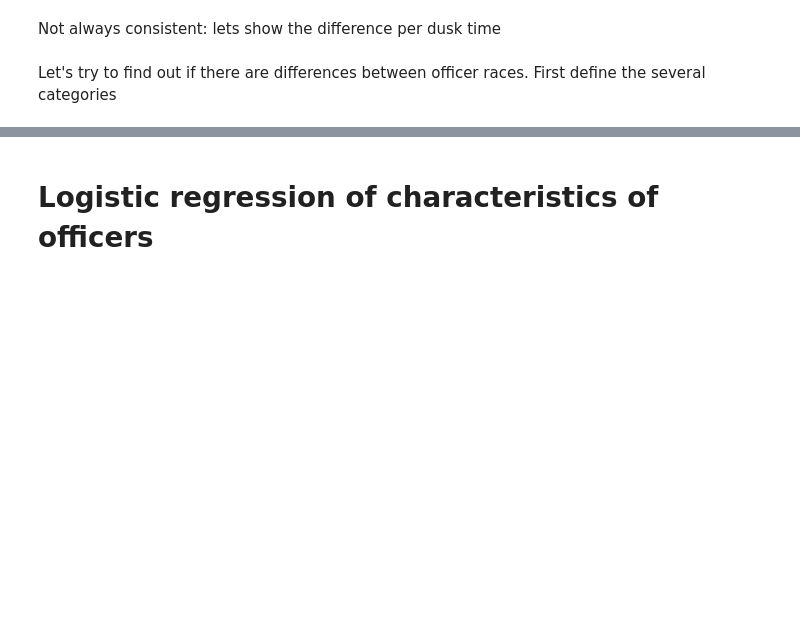
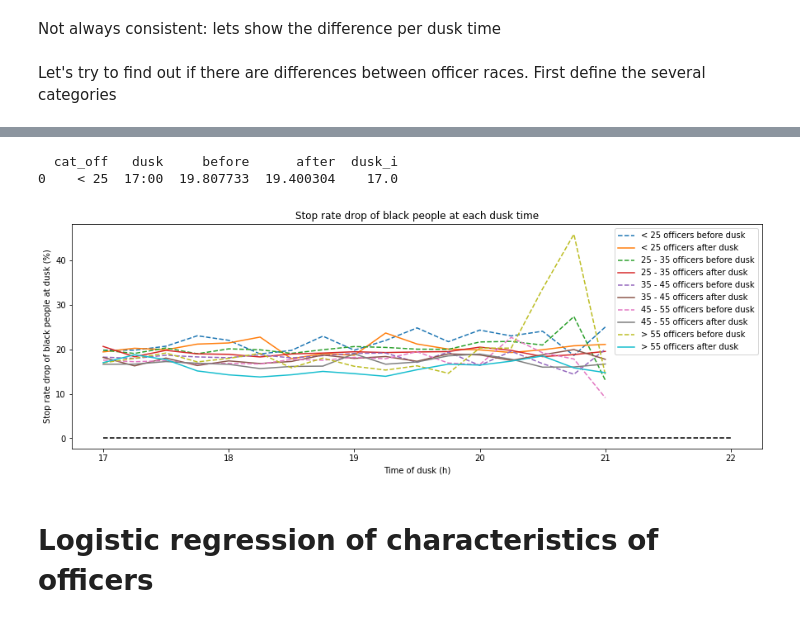
Before and after one commit to epfl-ada/ada-2020-project-milestone-p3-p3_vsl, a Jupyter notebook: notebook.ipynb, the cells around one changed output, grey strips where cells are left out. Drawn from its saved outputs; the diff is of its cells as text; code cells hidden in the pictures; blank space fills up the shorter version.

```diff
--- a/notebook.ipynb
+++ b/notebook.ipynb
@@ -794,7 +825,7 @@ def value_of_hour(x):
     return int(s[0]) + float(s[1])/60
 
 
-def print_drop_Aoff(df__, off_cat):
+def print_drop_Aoff(df__, off_cat, both_lines=False):
 
     colors = ['blue','black','red', 'green', 'yellow', 'pink']
     df__['dusk_i'] = df__['dusk'].apply(lambda x : value_of_hour(x))
@@ -806,8 +837,12 @@ def print_drop_Aoff(df__, off_cat):
     if off_cat:
         for i, cat in enumerate(off_cat):
             df_ = df__[df__['cat_off'] == cat]
-            plt.plot(df_['dusk_i'], df_['before'] - df_['after'], label=cat + ' officers')
-            # plt.hlines(df_['before'].mean() - df_['after'].mean(), 17.25, 21.50,  linestyle='dashed', color=colors[i])
+            if both_lines:
+                plt.plot(df_['dusk_i'], df_['before'], label=cat + ' officers before dusk', linestyle='dashed')
+                plt.plot(df_['dusk_i'], df_['after'], label=cat + ' officers after dusk')
+            else:
+                plt.plot(df_['dusk_i'], df_['before'] - df_['after'], label=cat + ' officers')
+                # plt.hlines(df_['before'].mean() - df_['after'].mean(), 17.25, 21.50,  linestyle='dashed', color=colors[i])
 
     else:
         df_ = df__.group(columns=['dusk']).aggr({'before':'mean', 'after':'mean'})
@@ -820,7 +855,7 @@ def print_drop_Aoff(df__, off_cat):
     plt.title('Stop rate drop of black people at each dusk time')
     plt.legend()
 
-print_drop_Aoff(values, off_cat = ['all', 'all', 'all'])
+# print_drop_Aoff(values, off_cat = ['all', 'all', 'all'])
 # %% [markdown]
 ## TO BE PRESENTED
 # %% [markdown]
@@ -866,5 +907,6 @@ officer_sex_struct =  {
     'name': 'officer_sex',
     'values': ['male', 'female']
 }
-struct = officer_sex_struct
+struct = officer_age_struct
+subject_race='black'
 # %%
@@ -876,3 +922,10 @@ print_drop_Aoff(values, cats)
+# %%
+figure(figsize=(15,5))
+print_drop_Aoff(values, cats, both_lines = True)
+# %% [output]
+  cat_off   dusk     before      after  dusk_i
+0    < 25  17:00  19.807733  19.400304    17.0
+[figure, added]
 # %%
 
 # preprocess for grouping
```
Also changed, not shown: parts of 14 cells of this notebook.
